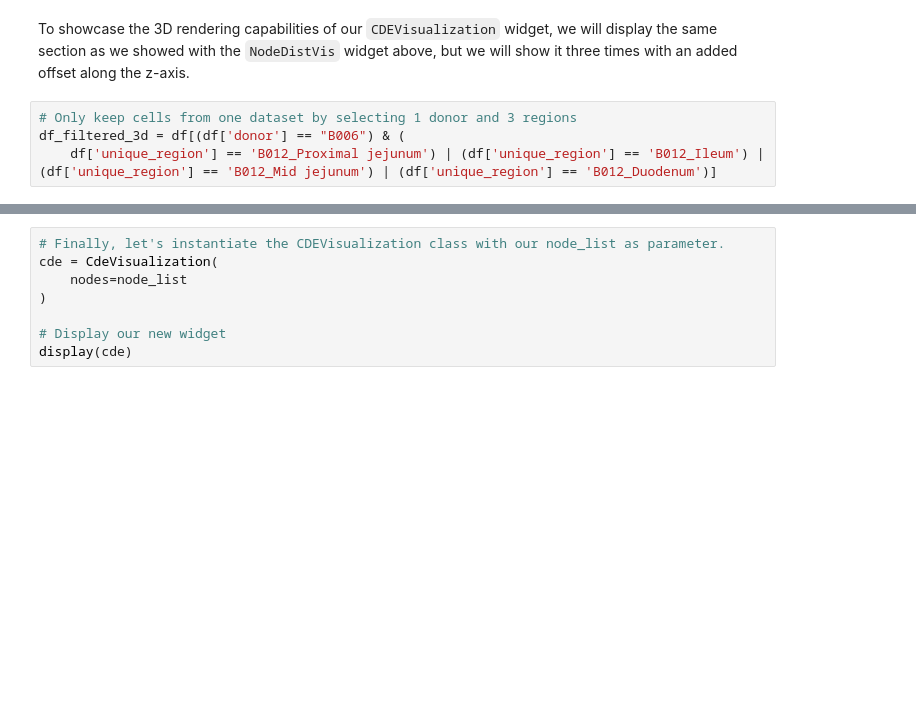
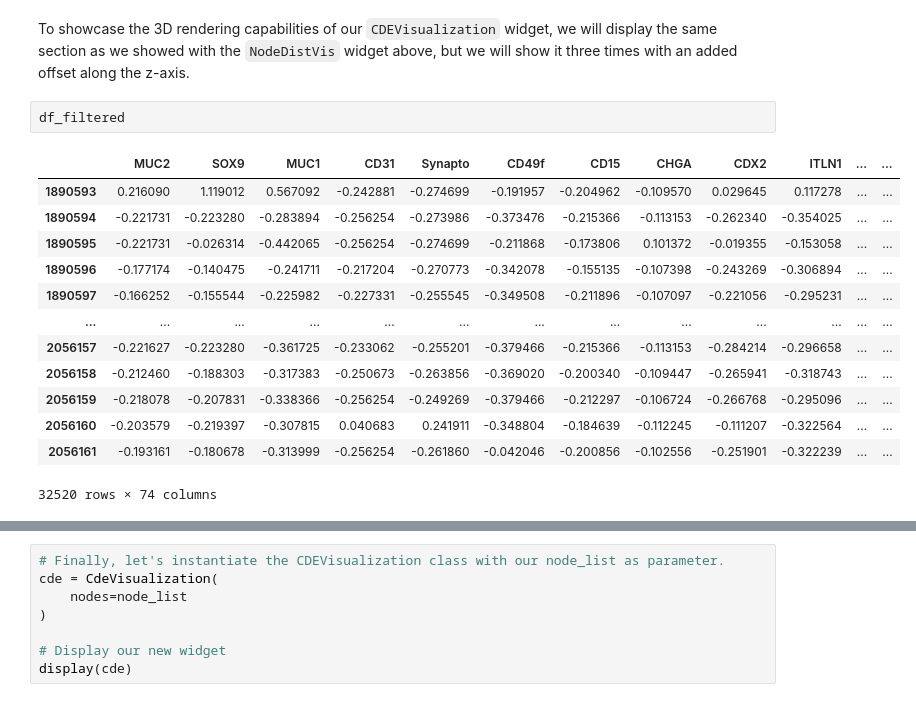
Before and after one commit to x-atlas-consortia/hra-notebooks, a Jupyter notebook: notebooks/hra-hierarchical-cell-neighborhoods.ipynb, the cells around one changed output, grey strips where cells are left out. Cells and saved outputs as stored; diff of their text form; blank space fills up the shorter version.

```diff
--- a/notebooks/hra-hierarchical-cell-neighborhoods.ipynb
+++ b/notebooks/hra-hierarchical-cell-neighborhoods.ipynb
@@ -176,7 +176,19 @@ For comparison, here is Fig. 3 from the paper for comparison with the `NodeDistV
 ## Next, let's get four regions and make a 3D tissue stack.
 # %% [markdown]
 To showcase the 3D rendering capabilities of our `CDEVisualization` widget, we will display the same section as we showed with the `NodeDistVis` widget above, but we will show it three times with an added offset along the z-axis.
-# %%
-# Only keep cells from one dataset by selecting 1 donor and 3 regions
-df_filtered_3d = df[(df['donor'] == "B006") & (
-    df['unique_region'] == 'B012_Proximal jejunum') | (df['unique_region'] == 'B012_Ileum') | (df['unique_region'] == 'B012_Mid jejunum') | (df['unique_region'] == 'B012_Duodenum')]
+# %%
+df_filtered
+# %% [output]
+|  | MUC2 | SOX9 | MUC1 | CD31 | Synapto | CD49f | CD15 | CHGA | CDX2 | ITLN1 | ... | ... |
+| 1890593 | 0.216090 | 1.119012 | 0.567092 | -0.242881 | -0.274699 | -0.191957 | -0.204962 | -0.109570 | 0.029645 | 0.117278 | ... | ... |
+| 1890594 | -0.221731 | -0.223280 | -0.283894 | -0.256254 | -0.273986 | -0.373476 | -0.215366 | -0.113153 | -0.262340 | -0.354025 | ... | ... |
+| 1890595 | -0.221731 | -0.026314 | -0.442065 | -0.256254 | -0.274699 | -0.211868 | -0.173806 | 0.101372 | -0.019355 | -0.153058 | ... | ... |
+| 1890596 | -0.177174 | -0.140475 | -0.241711 | -0.217204 | -0.270773 | -0.342078 | -0.155135 | -0.107398 | -0.243269 | -0.306894 | ... | ... |
+| 1890597 | -0.166252 | -0.155544 | -0.225982 | -0.227331 | -0.255545 | -0.349508 | -0.211896 | -0.107097 | -0.221056 | -0.295231 | ... | ... |
+| ... | ... | ... | ... | ... | ... | ... | ... | ... | ... | ... | ... | ... |
+| 2056157 | -0.221627 | -0.223280 | -0.361725 | -0.233062 | -0.255201 | -0.379466 | -0.215366 | -0.113153 | -0.284214 | -0.296658 | ... | ... |
+| 2056158 | -0.212460 | -0.188303 | -0.317383 | -0.250673 | -0.263856 | -0.369020 | -0.200340 | -0.109447 | -0.265941 | -0.318743 | ... | ... |
+| 2056159 | -0.218078 | -0.207831 | -0.338366 | -0.256254 | -0.249269 | -0.379466 | -0.212297 | -0.106724 | -0.266768 | -0.295096 | ... | ... |
+| 2056160 | -0.203579 | -0.219397 | -0.307815 | 0.040683 | 0.241911 | -0.348804 | -0.184639 | -0.112245 | -0.111207 | -0.322564 | ... | ... |
+| 2056161 | -0.193161 | -0.180678 | -0.313999 | -0.256254 | -0.261860 | -0.042046 | -0.200856 | -0.102556 | -0.251901 | -0.322239 | ... | ... |
+32520 rows × 74 columns
```
Also changed, not shown: parts of 3 cells of this notebook.
